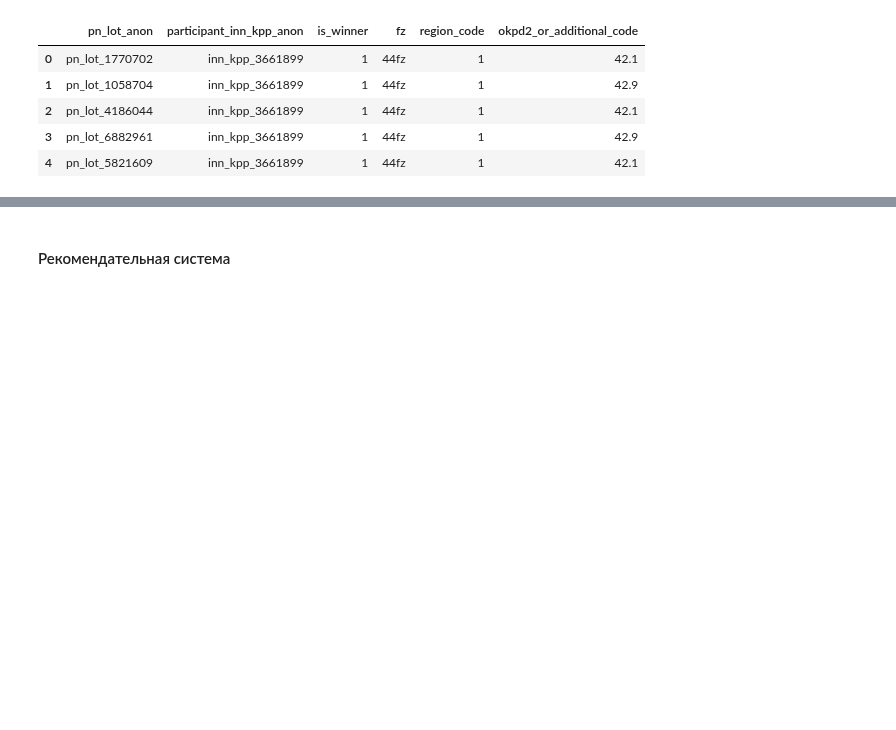
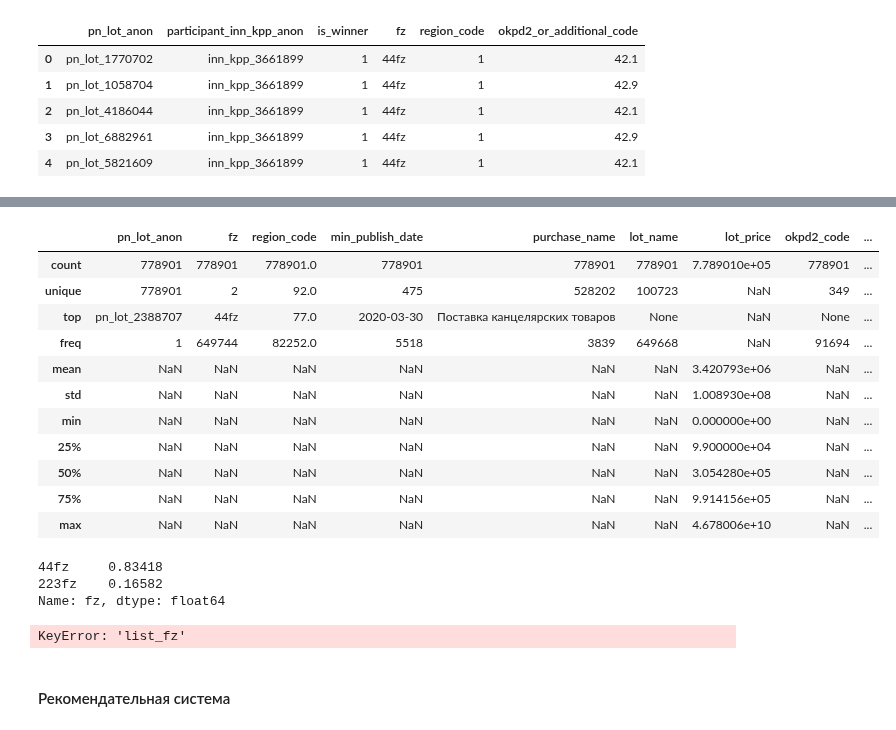
Before and after one commit to Gloriel/Kaggle, a Jupyter notebook: Zakupki.Hack-main/baseline.ipynb, the cells around one changed output, grey strips where cells are left out. Cells and saved outputs as stored; diff of their text form; code cells hidden in the pictures; blank space fills up the shorter version.

```diff
--- a/Zakupki.Hack-main/baseline.ipynb
+++ b/Zakupki.Hack-main/baseline.ipynb
@@ -19,8 +19,10 @@ test_data = test_data.fillna('None')
 # %% [markdown]
 #### Обработка okpd2 и additional_code
 # %%
-train_data['okpd2_or_additional_code'] = train_data[['okpd2_code', 'additional_code']].apply(lambda x: x[0] if x[1] == 'None' else x[1], axis=1)
-test_data['okpd2_or_additional_code'] = test_data[['okpd2_code', 'additional_code']].apply(lambda x: x[0] if x[1] == 'None' else x[1], axis=1)
+train_data['okpd2_or_additional_code'] = train_data[['okpd2_code',
+                                                     'additional_code']].apply(lambda x: x[0] if x[1] == 'None' else x[1], axis=1)
+test_data['okpd2_or_additional_code'] = test_data[['okpd2_code', 'additional_code']].apply(
+    lambda x: x[0] if x[1] == 'None' else x[1], axis=1)
 # %%
 #Просмотр частоты значений
 train_data['okpd2_or_additional_code'].value_counts()
@@ -97,3 +106,28 @@ inn_kpp_history.head()
+# %%
+train_data.describe(include='all')
+# %% [output]
+|  | pn_lot_anon | fz | region_code | min_publish_date | purchase_name | lot_name | lot_price | okpd2_code | ... |
+| count | 778901 | 778901 | 778901.0 | 778901 | 778901 | 778901 | 7.789010e+05 | 778901 | ... |
+| unique | 778901 | 2 | 92.0 | 475 | 528202 | 100723 | NaN | 349 | ... |
+| top | pn_lot_2388707 | 44fz | 77.0 | 2020-03-30 | Поставка канцелярских товаров | None | NaN | None | ... |
+| freq | 1 | 649744 | 82252.0 | 5518 | 3839 | 649668 | NaN | 91694 | ... |
+| mean | NaN | NaN | NaN | NaN | NaN | NaN | 3.420793e+06 | NaN | ... |
+| std | NaN | NaN | NaN | NaN | NaN | NaN | 1.008930e+08 | NaN | ... |
+| min | NaN | NaN | NaN | NaN | NaN | NaN | 0.000000e+00 | NaN | ... |
+| 25% | NaN | NaN | NaN | NaN | NaN | NaN | 9.900000e+04 | NaN | ... |
+| 50% | NaN | NaN | NaN | NaN | NaN | NaN | 3.054280e+05 | NaN | ... |
+| 75% | NaN | NaN | NaN | NaN | NaN | NaN | 9.914156e+05 | NaN | ... |
+| max | NaN | NaN | NaN | NaN | NaN | NaN | 4.678006e+10 | NaN | ... |
+# %%
+train_data['fz'].value_counts(normalize=True)
+# %% [output]
+44fz     0.83418
+223fz    0.16582
+Name: fz, dtype: float64
+# %%
+train_data['list_fz'].unique()
+# %% [output]
+KeyError: 'list_fz'
 # %% [markdown]
 #### Рекомендательная система
 # %% [markdown]
```
Also changed, not shown: parts of 8 cells of this notebook.
